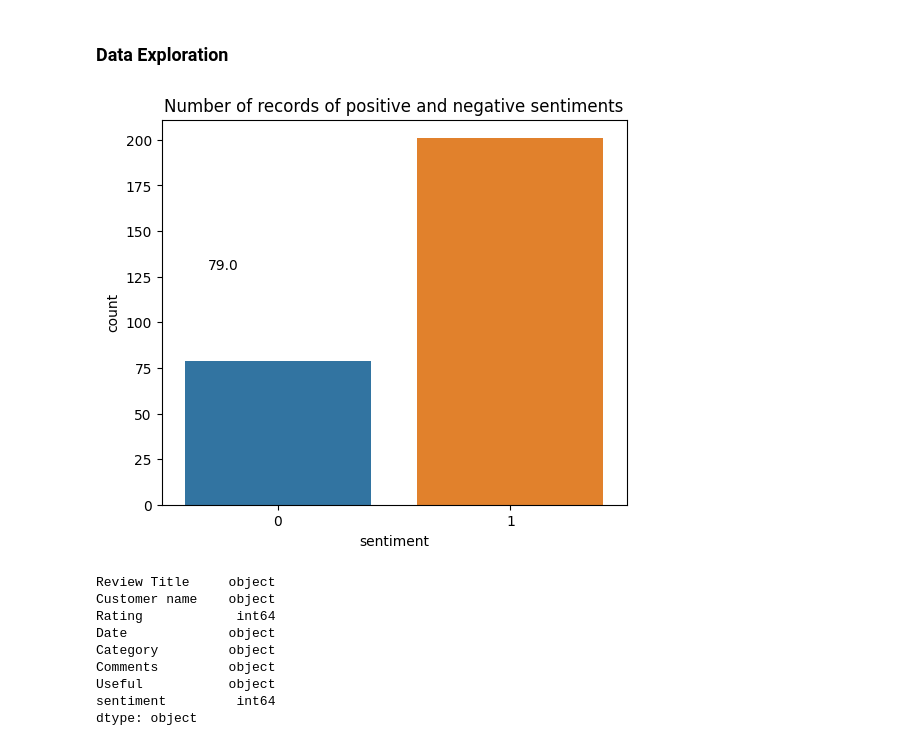
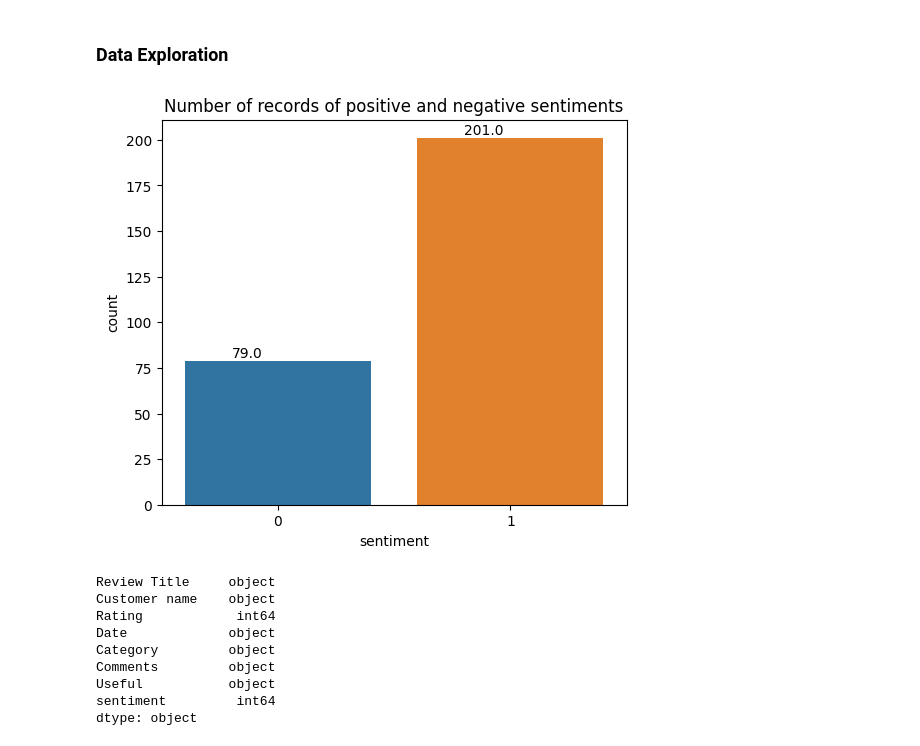
Before and after one commit to arthyedk/MMA-Project, a Jupyter notebook: Customer feedback sentiment_analysis.ipynb, the cells around one changed output. Drawn from its saved outputs; the diff is of its cells as text; code cells hidden in the pictures.

```diff
--- a/Customer feedback sentiment_analysis.ipynb
+++ b/Customer feedback sentiment_analysis.ipynb
@@ -78,14 +78,15 @@ df
 # %%
 import matplotlib.pyplot as plt
 import seaborn as sn
 %matplotlib inline
 plt.figure(figsize=(6,5))
 plt.title("Number of records of positive and negative sentiments")
 plot = sn.countplot(x = 'sentiment', data=df)
+
 for p in plot.patches:
-    plot.annotate(p.get_height(),(p.get_x()+0.1 ,p.get_height()+50))
+    plot.annotate(p.get_height(),(p.get_x()+0.2 ,p.get_height()+2))
 # %% [output]
-[figure, old version]
+[figure, new version]
 # %%
 df.dtypes
 # %% [output]
```
Also changed, not shown: parts of 9 cells of this notebook.
